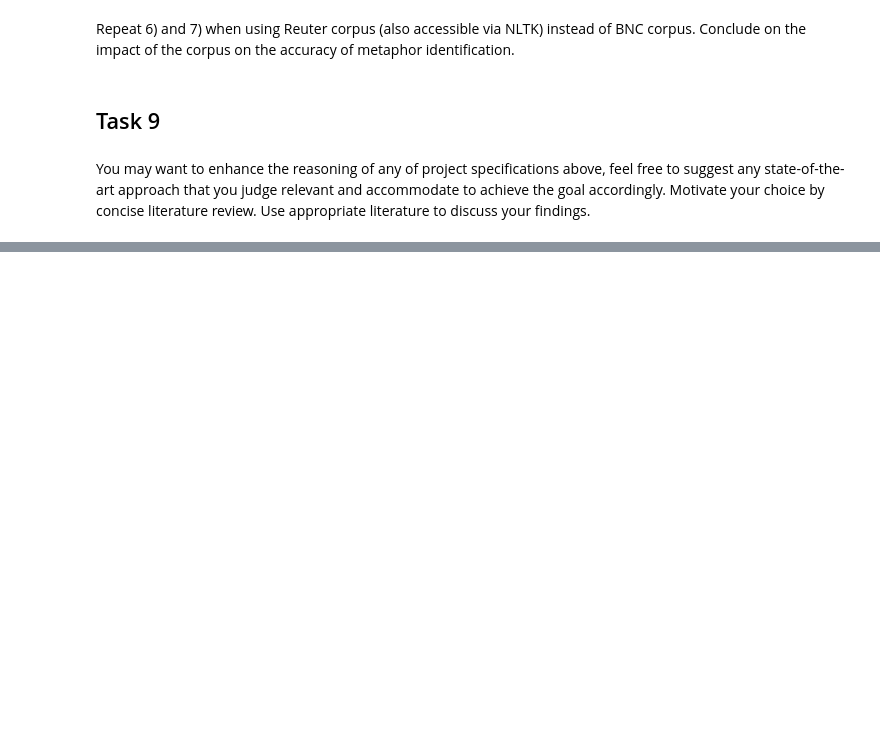
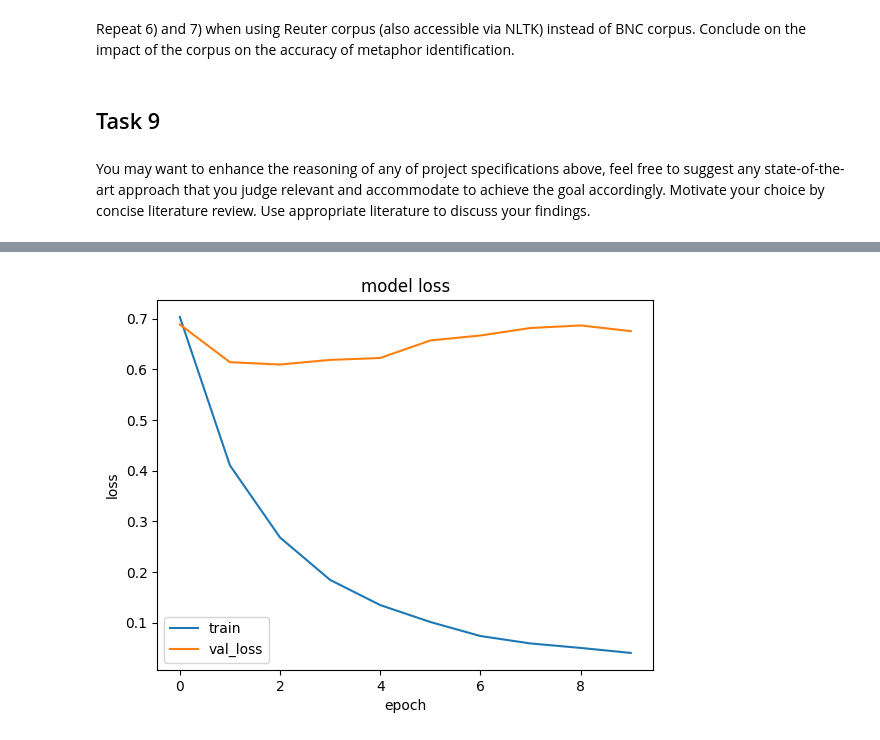
Before and after one commit to dHoundenko/Metaphor-detection-in-poetry, a Jupyter notebook: Project NLP.ipynb, the cells around one changed output, grey strips where cells are left out. Cells and saved outputs as stored; diff of their text form; code cells hidden in the pictures; blank space fills up the shorter version.

Commit message:
Working CNN model

```diff
--- a/Project NLP.ipynb
+++ b/Project NLP.ipynb
@@ -1142,11 +1038,11 @@ def find_noun_and_adj_or_adv(bigram, input_dict):
     for pair in bigram:
         try:
             ## Here we assume that if simple lesk managed to identify word as noun, then it has at least one sens
-            if input_dict[pair[0]] == 'n' and input_dict[pair[1]] == 'a':
+            if input_dict[pair[0]] == 'n' and (input_dict[pair[1]] == 'a' or input_dict[pair[1]] == 'r'):
                 print('found')
                 print (get_senses(pair[1], 'a', pair[0]))
                 outcome_res.append(get_senses(pair[1], 'a', pair[0]))
-            elif  input_dict[pair[0]] == 'a' and input_dict[pair[1]] == 'n':
+            elif (input_dict[pair[0]] == 'a' or input_dict[pair[0]] == 'r')and input_dict[pair[1]] == 'n':
                 print (get_senses(pair[0], 'a', pair[1]))
                 outcome_res.append(get_senses(pair[0], 'a', pair[1]))
 
@@ -1253,0 +1280,12 @@ You may want to enhance the reasoning of any of project specifications above, fe
+# %%
+import matplotlib.pyplot as plt
+
+plt.plot(history.history['loss'])
+plt.plot(history.history['val_loss'])
+plt.title('model loss')
+plt.ylabel('loss')
+plt.xlabel('epoch')
+plt.legend(['train', 'val_loss'])
+plt.show()
+# %% [output]
+[figure, added]
```
Also changed, not shown: parts of 21 cells of this notebook.
